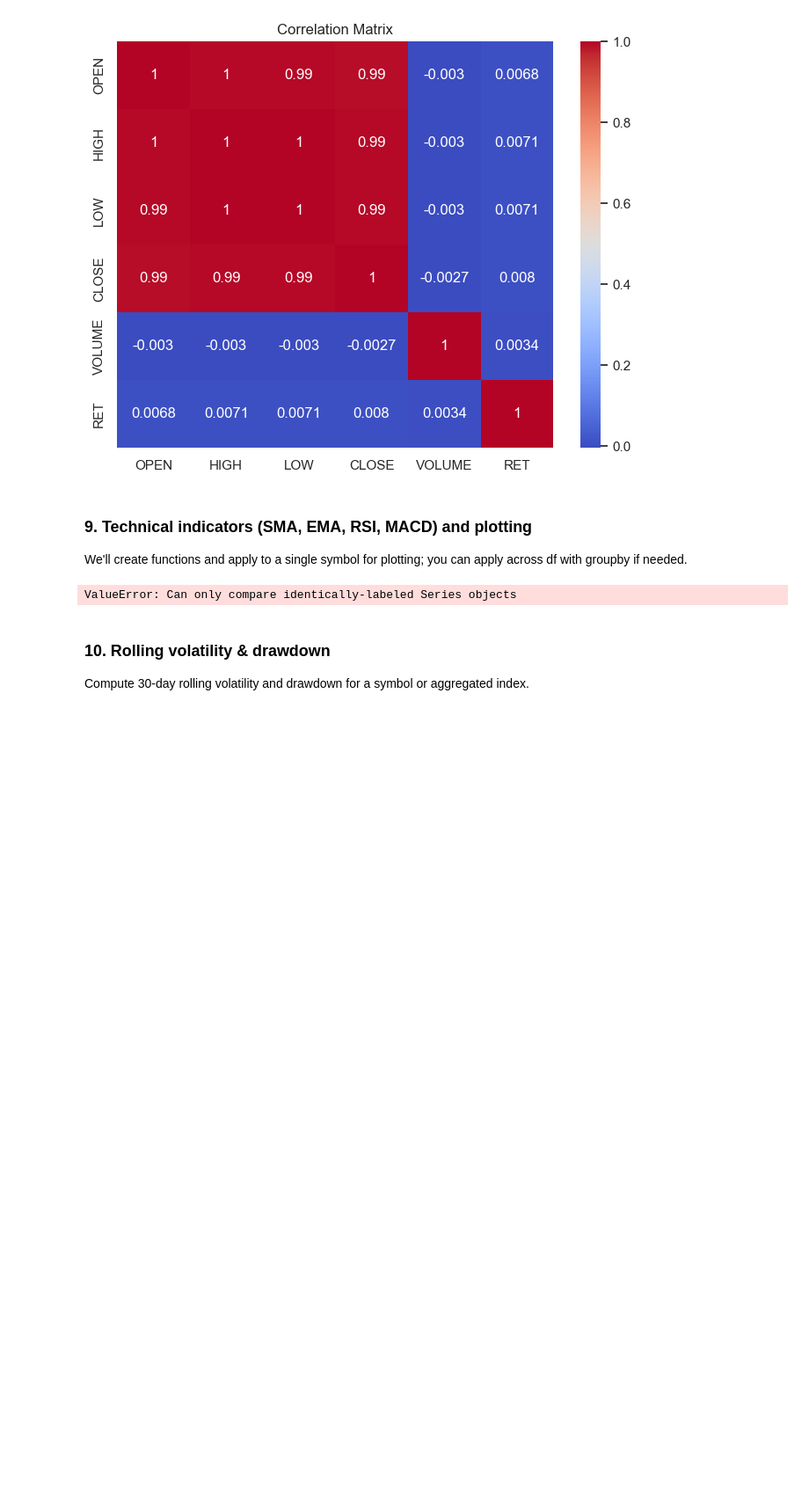
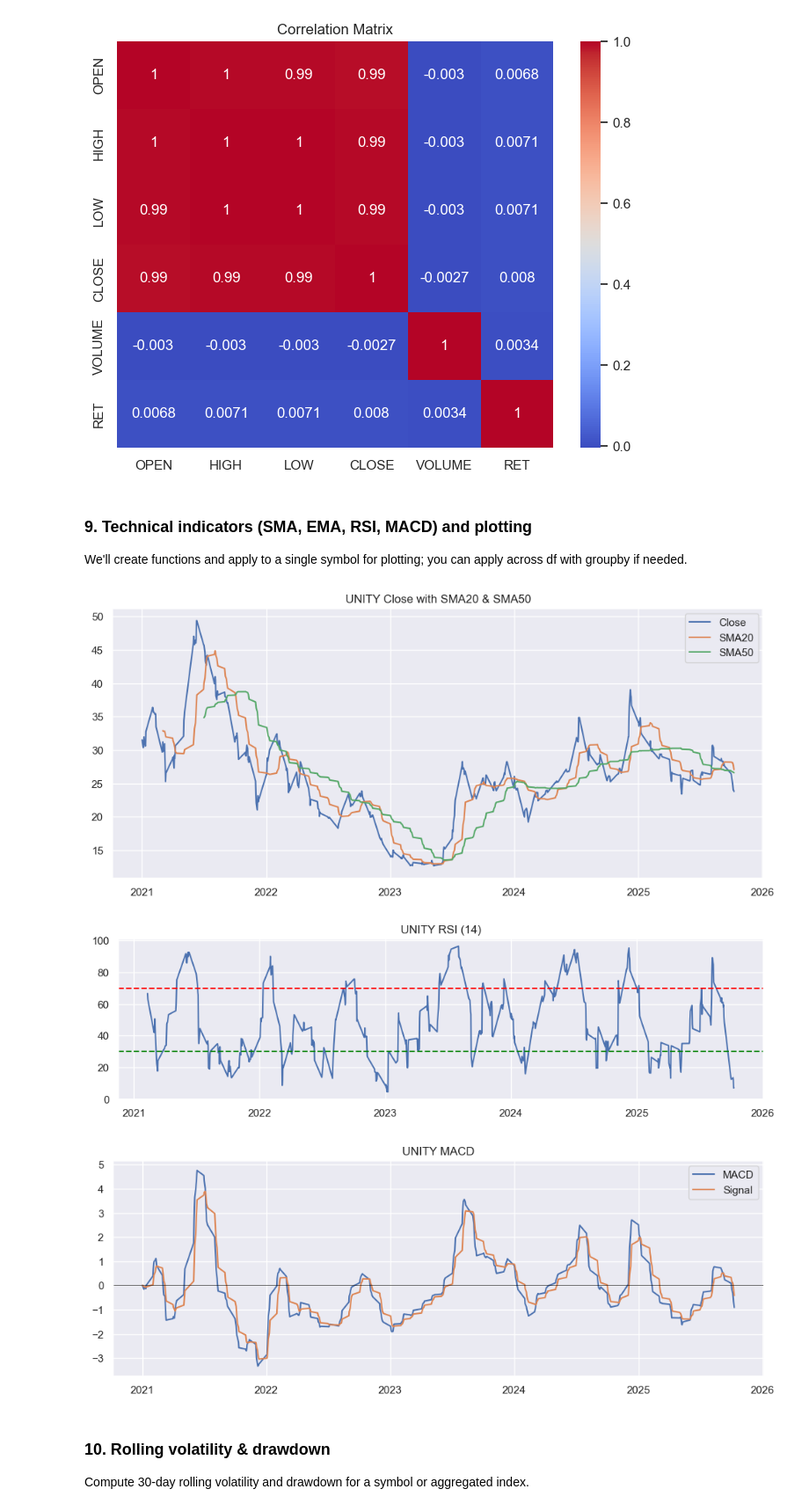
Before and after one commit to farhanhaider95/StockMarketTrendSystem, a Jupyter notebook: Final_Notebook.ipynb, the cells around one changed output. Shown: that part at 88% size. Drawn from its saved outputs; the diff is of its cells as text; code cells hidden in the pictures; blank space fills up the shorter version.

Commit message:
Made some minor corrections for plotting to get the value of highest trading symbol

```diff
--- a/Final_Notebook.ipynb
+++ b/Final_Notebook.ipynb
@@ -254,39 +254,47 @@ def MACD(series):
     ema12 = EMA(series, 12)
     ema26 = EMA(series, 26)
     macd = ema12 - ema26
     signal = macd.ewm(span=9, adjust=False).mean()
     return macd, signal
 
 # Apply and plot for chosen symbol
-sym = top_symbols
+sym = top_symbols.index[0]  # picking the first (most traded) symbol
 sdf = df[df['SYMBOL']==sym].sort_values('DATE').copy()
 sdf['SMA20'] = SMA(sdf['CLOSE'], 20)
 sdf['SMA50'] = SMA(sdf['CLOSE'], 50)
 sdf['EMA20'] = EMA(sdf['CLOSE'], 20)
 sdf['RSI14'] = RSI(sdf['CLOSE'], 14)
 sdf['MACD'], sdf['MACD_SIGNAL'] = MACD(sdf['CLOSE'])
 
 # Plot Close + SMAs
 plt.figure(figsize=(12,5))
 plt.plot(sdf['DATE'], sdf['CLOSE'], label='Close')
 plt.plot(sdf['DATE'], sdf['SMA20'], label='SMA20')
 plt.plot(sdf['DATE'], sdf['SMA50'], label='SMA50')
-plt.legend(); plt.title(f"{sym} Close with SMA20 & SMA50"); plt.show()
+plt.legend()
+plt.title(f"{sym} Close with SMA20 & SMA50")
+plt.show()
 
 # RSI
 plt.figure(figsize=(12,3))
 plt.plot(sdf['DATE'], sdf['RSI14'], label='RSI14')
-plt.axhline(70, color='red', linestyle='--'); plt.axhline(30, color='green', linestyle='--')
-plt.title(f"{sym} RSI (14)"); plt.show()
+plt.axhline(70, color='red', linestyle='--')
+plt.axhline(30, color='green', linestyle='--')
+plt.title(f"{sym} RSI (14)")
+plt.show()
 
 # MACD
 plt.figure(figsize=(12,4))
 plt.plot(sdf['DATE'], sdf['MACD'], label='MACD')
 plt.plot(sdf['DATE'], sdf['MACD_SIGNAL'], label='Signal')
 plt.axhline(0, color='black', linewidth=0.5)
-plt.legend(); plt.title(f"{sym} MACD"); plt.show()
+plt.legend()
+plt.title(f"{sym} MACD")
+plt.show()
 # %% [output]
-ValueError: Can only compare identically-labeled Series objects
+[figure, added]
+[figure, added]
+[figure, added]
 # %% [markdown]
 ### 10. Rolling volatility & drawdown
 Compute 30-day rolling volatility and drawdown for a symbol or aggregated index.
```
Also changed, not shown: parts of 1 cell of this notebook.
